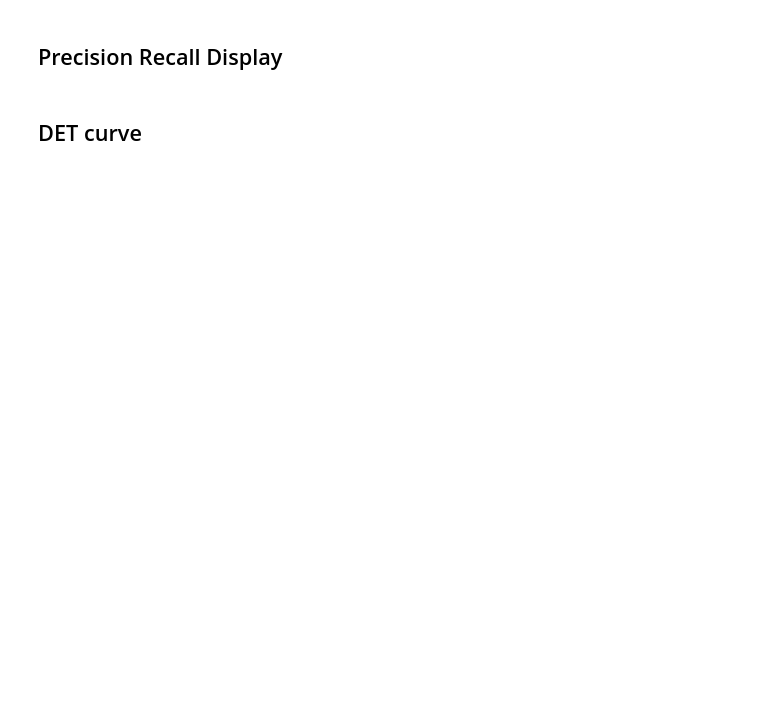
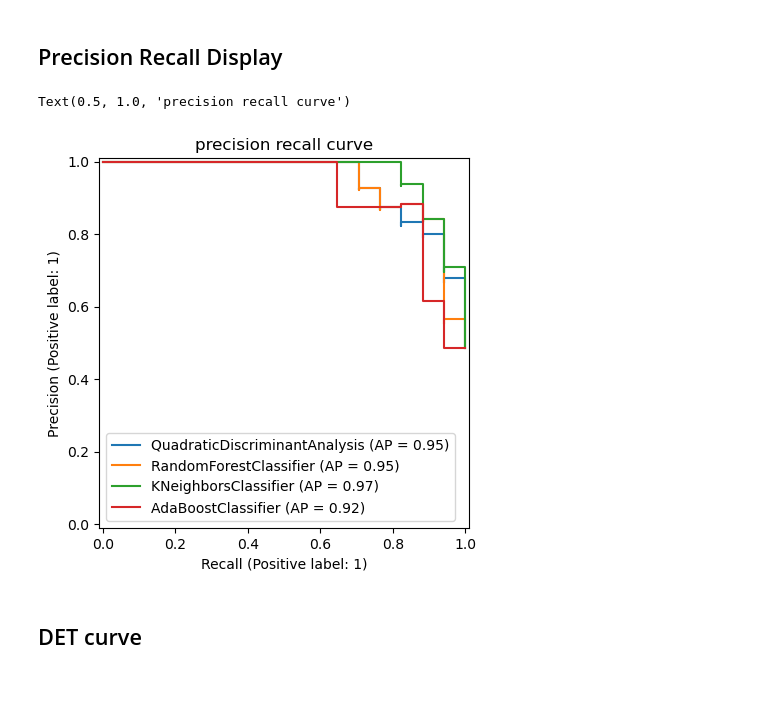
Before and after one commit to toniklenk/WissPro-final-project, a Jupyter notebook: CreditCardApproval MachineLearning Diana Max.ipynb, the cells around one changed output. Saved outputs shown, nothing was run; the diff lists cells and outputs as text; code cells hidden in the pictures; blank space fills up the shorter version.

```diff
--- a/CreditCardApproval MachineLearning Diana Max.ipynb
+++ b/CreditCardApproval MachineLearning Diana Max.ipynb
@@ -747,12 +834,15 @@ plt.title("ROC curve")
 ## Precision Recall Display
 # %%
 ax = plt.subplot()
-PrecisionRecallDisplay.from_estimator(lda_grid.best_estimator_, X_validate, y_validate, ax=ax)
+#PrecisionRecallDisplay.from_estimator(lda_grid.best_estimator_, X_validate, y_validate, ax=ax)
 PrecisionRecallDisplay.from_estimator(qda_grid.best_estimator_, X_validate, y_validate, ax=ax)
 PrecisionRecallDisplay.from_estimator(rf_grid.best_estimator_, X_validate, y_validate, ax=ax)
 PrecisionRecallDisplay.from_estimator(kn_grid.best_estimator_, X_validate, y_validate, ax=ax)
 PrecisionRecallDisplay.from_estimator(ada_grid.best_estimator_, X_validate, y_validate, ax=ax)
 plt.title("precision recall curve")
+# %% [output]
+Text(0.5, 1.0, 'precision recall curve')
+[figure, added]
 # %% [markdown]
 ## DET curve
 # %%
```
Also changed, not shown: parts of 20 cells of this notebook.
